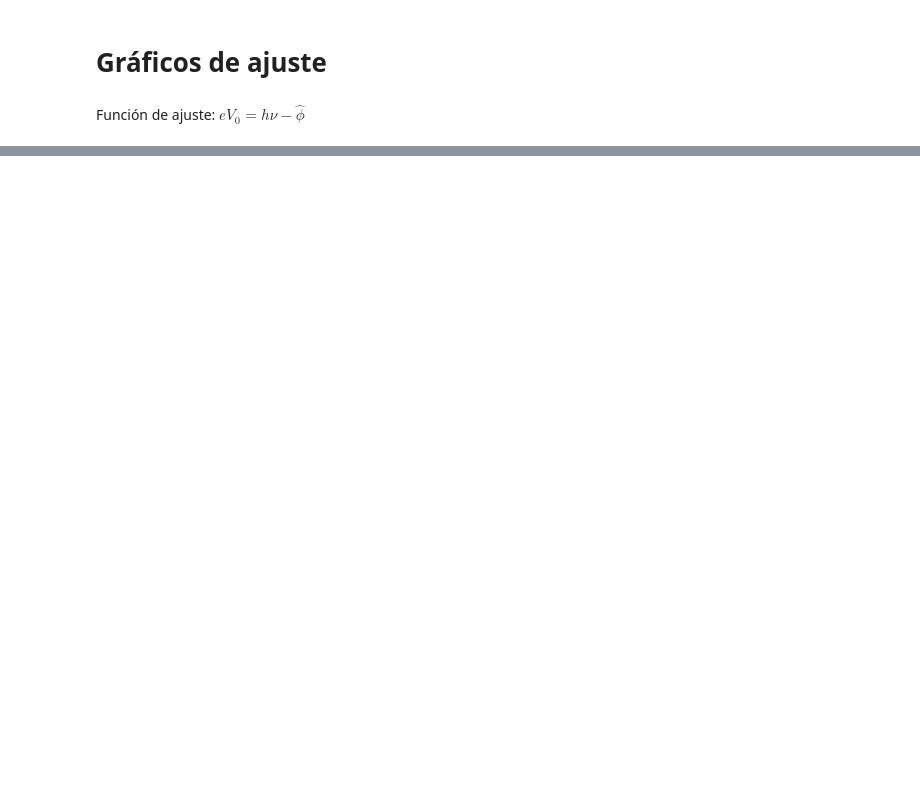
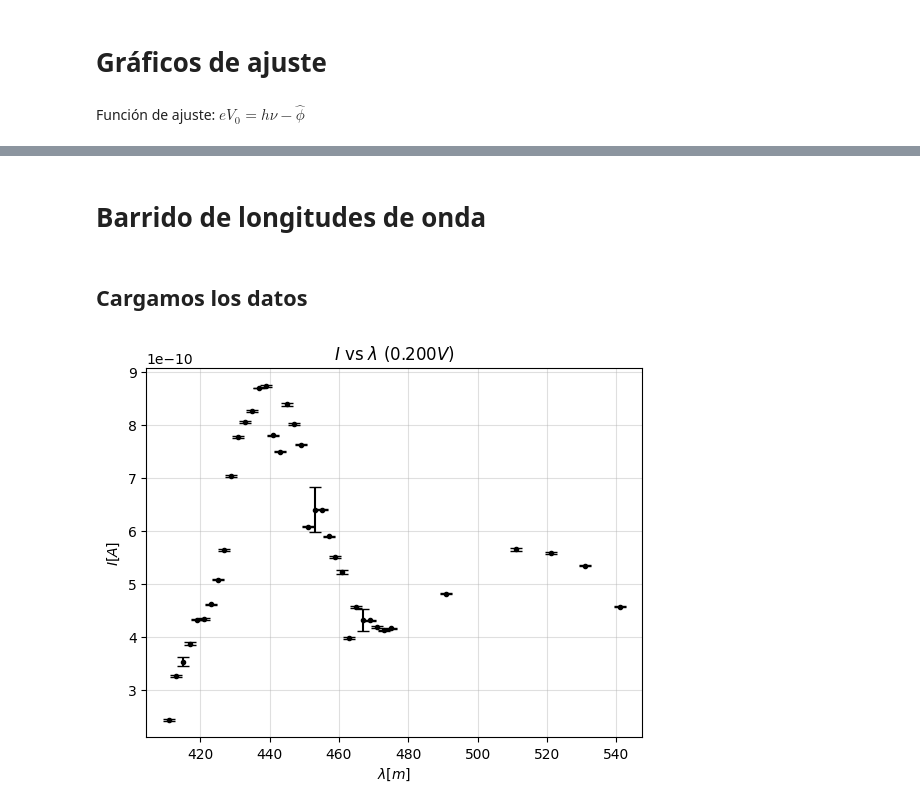
Before and after one commit to BernardoPironio/Efecto-fotoelectrico, a Jupyter notebook: analisis.ipynb, the cells around one changed output, grey strips where cells are left out. Drawn from its saved outputs; the diff is of its cells as text; code cells hidden in the pictures; blank space fills up the shorter version.

Commit message:
Ahora si commiteo el barrido de frecuencias y doy vuelta los valores de barrido_voltaje_550nm

```diff
--- a/analisis.ipynb
+++ b/analisis.ipynb
@@ -108,0 +110,29 @@ print(h, err_h)
+# %% [markdown]
+# Barrido de longitudes de onda
+# %% [markdown]
+## Cargamos los datos
+# %%
+X_nu, err_X_nu, long = [], [], []
+
+direc = 'Mediciones/Barrido de longitudes/'
+files = os.listdir(direc)
+for file in files:
+    root = direc + file
+    df = pd.read_csv(root)
+
+    X_nui, err_X_nui = -np.mean(df['X']), np.std(df['X']) #A
+    X_nu.append(X_nui), err_X_nu.append(err_X_nui)
+
+    long_i = float(file[-9: -6]) * 1-9 #m
+    long.append(long_i)
+# %%
+plt.figure()
+
+plt.errorbar(long, X_nu, yerr = err_X_nu,
+             fmt = '.', capsize = 4, color = 'black')
+
+plt.title(r'$I$ vs $\lambda$ $(0.200V)$'), plt.ylabel(r'$I[A]$'), plt.xlabel(r'$\lambda[m]$')
+plt.grid(alpha = 0.4)
+plt.show()
+# %% [output]
+[figure, added]
```
Also changed, not shown: parts of 3 cells of this notebook, 3 other files.
